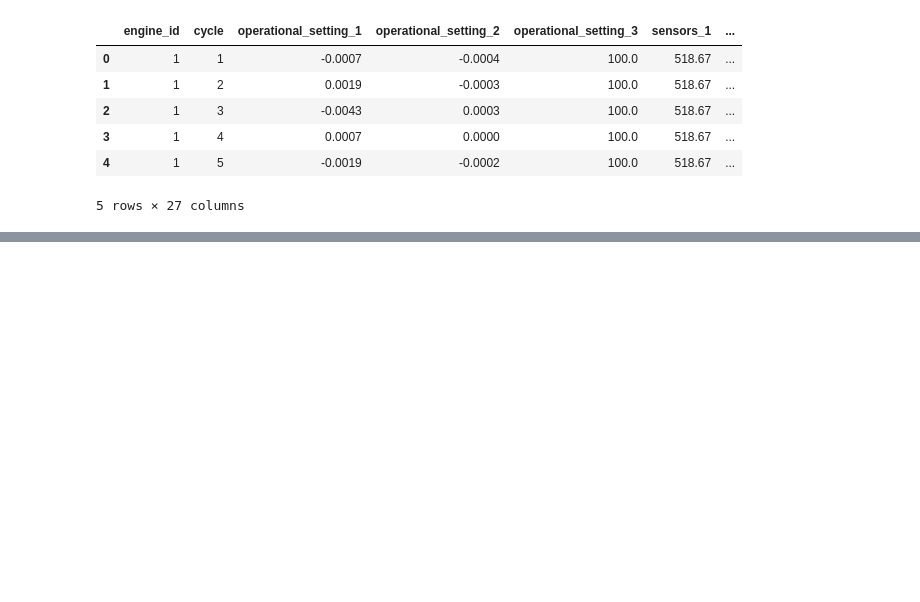
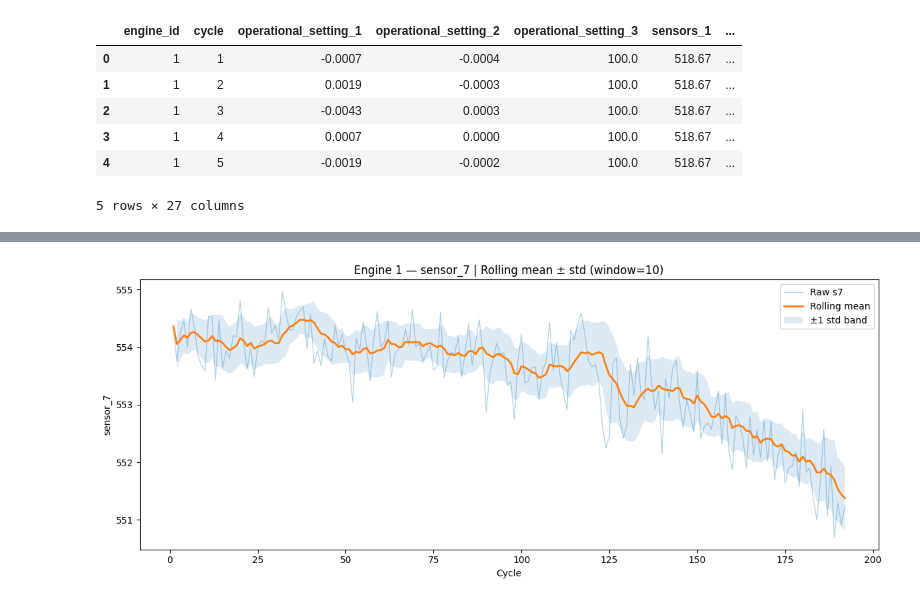
Before and after one commit to rikesh28/predictive_maintenance_engine, a Jupyter notebook: notebooks/02_feature_engineering.ipynb, the cells around one changed output, grey strips where cells are left out. Cells and saved outputs as stored; diff of their text form; code cells hidden in the pictures; blank space fills up the shorter version.

Commit message:
Rolling window features(mean, std, min, max, slope, EWMA) implemented and verified

```diff
--- a/notebooks/02_feature_engineering.ipynb
+++ b/notebooks/02_feature_engineering.ipynb
@@ -93,0 +96,6 @@ op_settings = ['operational_setting_1','operational_setting_2','operational_sett
+# %%
+eng1 = train_df_fd001[train_df_fd001['engine_id'] == 1].copy()
+eng1['s7_rmean_10'] = eng1['sensors_7'].rolling(window = 10, min_periods = 1).mean()
+eng1['s7_rstd_10'] = eng1['sensors_7'].rolling(window = 10, min_periods = 1).std()
+
+eng1[['cycle', 'sensors_7', 's7_rmean_10', 's7_rstd_10']].head(12)
@@ -93,0 +116,18 @@ op_settings = ['operational_setting_1','operational_setting_2','operational_sett
+# %%
+fig, ax1 = plt.subplots(figsize=(12, 5))
+
+ax1.plot(eng1['cycle'], eng1['sensors_7'], alpha=0.35, linewidth=0.9, label='Raw s7')
+ax1.plot(eng1['cycle'], eng1['s7_rmean_10'], linewidth=2, label='Rolling mean')
+ax1.fill_between(eng1['cycle'],
+                 eng1['s7_rmean_10'] - eng1['s7_rstd_10'],
+                 eng1['s7_rmean_10'] + eng1['s7_rstd_10'],
+                 alpha=0.15, label='±1 std band')
+
+ax1.set_xlabel('Cycle')
+ax1.set_ylabel('sensor_7')
+ax1.set_title('Engine 1 — sensor_7 | Rolling mean ± std (window=10)')
+ax1.legend()
+plt.tight_layout()
+plt.show()
+# %% [output]
+[figure, added]
```
Also changed, not shown: parts of 16 cells of this notebook.
